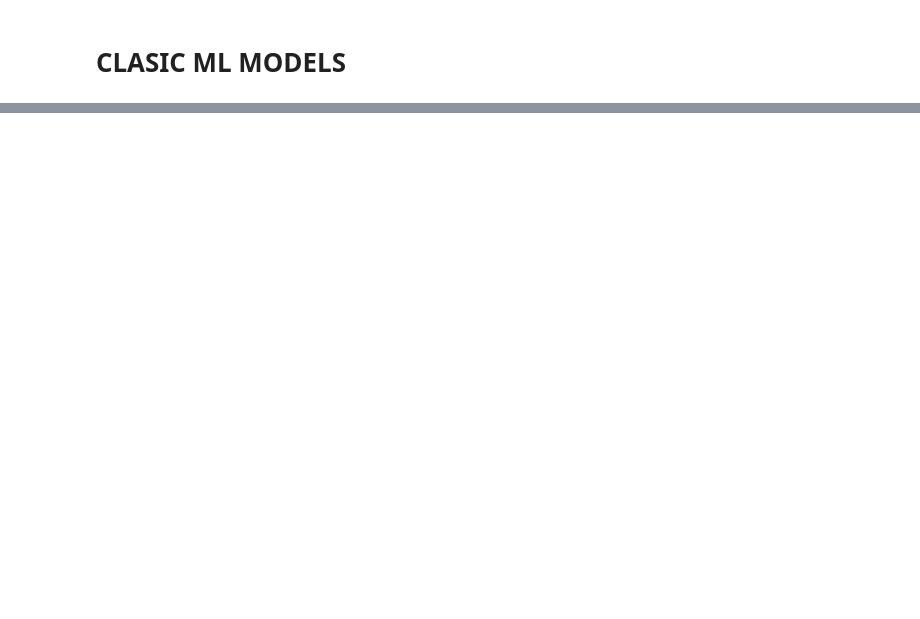
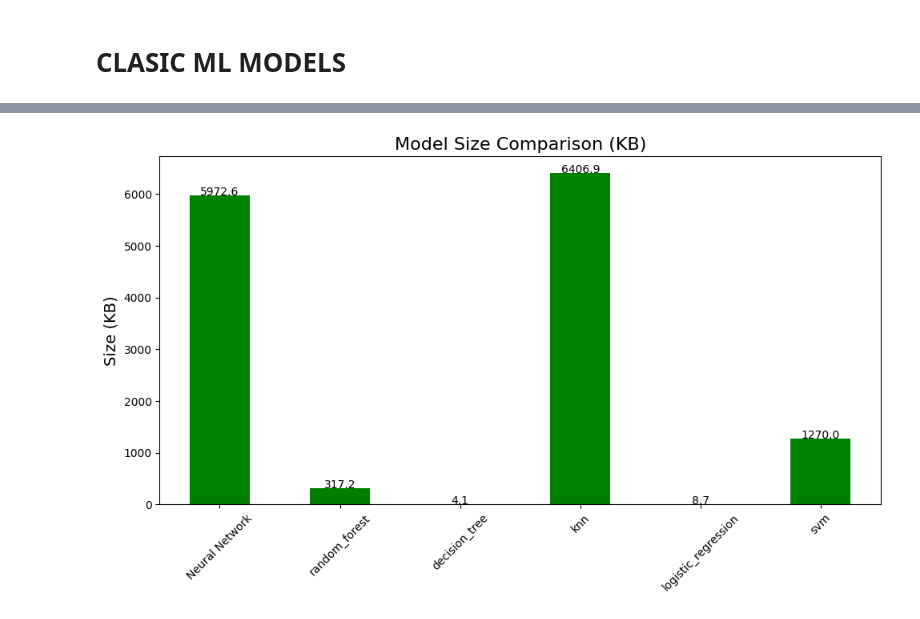
Before and after one commit to dtx1007/tfg_24_25, a Jupyter notebook: prototypes/torch_nn.ipynb, the cells around one changed output, grey strips where cells are left out. Drawn from its saved outputs; the diff is of its cells as text; code cells hidden in the pictures; blank space fills up the shorter version.

```diff
--- a/prototypes/torch_nn.ipynb
+++ b/prototypes/torch_nn.ipynb
@@ -682,0 +795,17 @@ for name in models.keys():
+# %%
+# Visualize model sizes for comparison
+plt.figure(figsize=(10, 6))
+sizes = df_metrics['model_size']
+sizes.plot(kind='bar', color='green')
+plt.title('Model Size Comparison (KB)', fontsize=16)
+plt.ylabel('Size (KB)', fontsize=14)
+plt.xticks(rotation=45)
+
+# Add annotations with exact sizes
+for i, v in enumerate(sizes):
+    plt.text(i, v + 5, f"{v:.1f}", ha='center')
+
+plt.tight_layout()
+plt.show()
+# %% [output]
+[figure, added]
```
Also changed, not shown: parts of 22 cells of this notebook, 3 other files.
